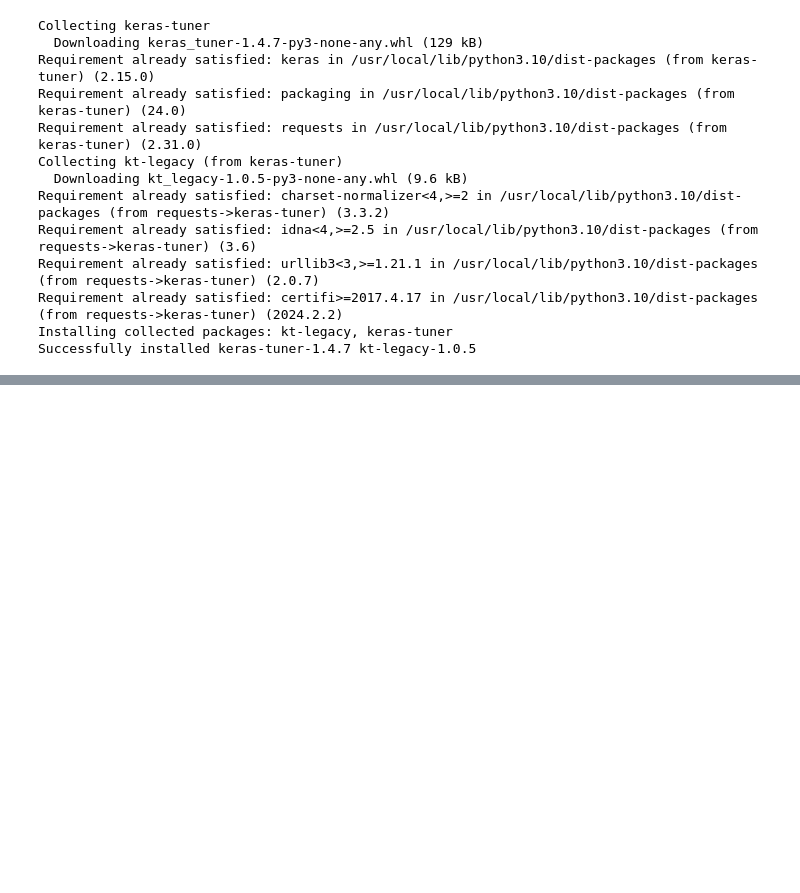
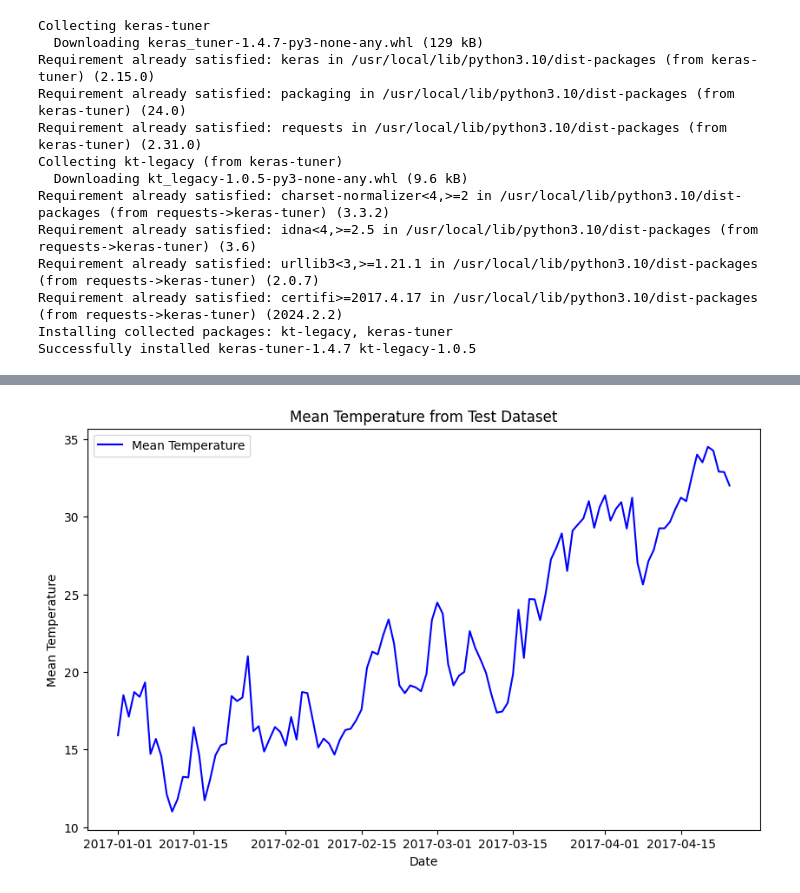
Before and after one commit to Rodizo/CS231N-Standford, a Jupyter notebook: Untitled12.ipynb, the cells around one changed output, grey strips where cells are left out. Drawn from its saved outputs; the diff is of its cells as text; code cells hidden in the pictures; blank space fills up the shorter version.

```diff
--- a/Untitled12.ipynb
+++ b/Untitled12.ipynb
@@ -184,0 +438,16 @@ Successfully installed keras-tuner-1.4.7 kt-legacy-1.0.5
+# %%
+import pandas as pd
+
+# Load the test dataset
+test_data = pd.read_excel('test_dataset2.xlsx')
+
+# Plot the 'meantemp' column
+plt.figure(figsize=(10, 6))
+plt.plot(test_data['date'], test_data['meantemp'], label='Mean Temperature', color='blue')
+plt.title('Mean Temperature from Test Dataset')
+plt.xlabel('Date')
+plt.ylabel('Mean Temperature')
+plt.legend()
+plt.show()
+# %% [output]
+[figure, added]
```
Also changed, not shown: parts of 22 cells of this notebook.
